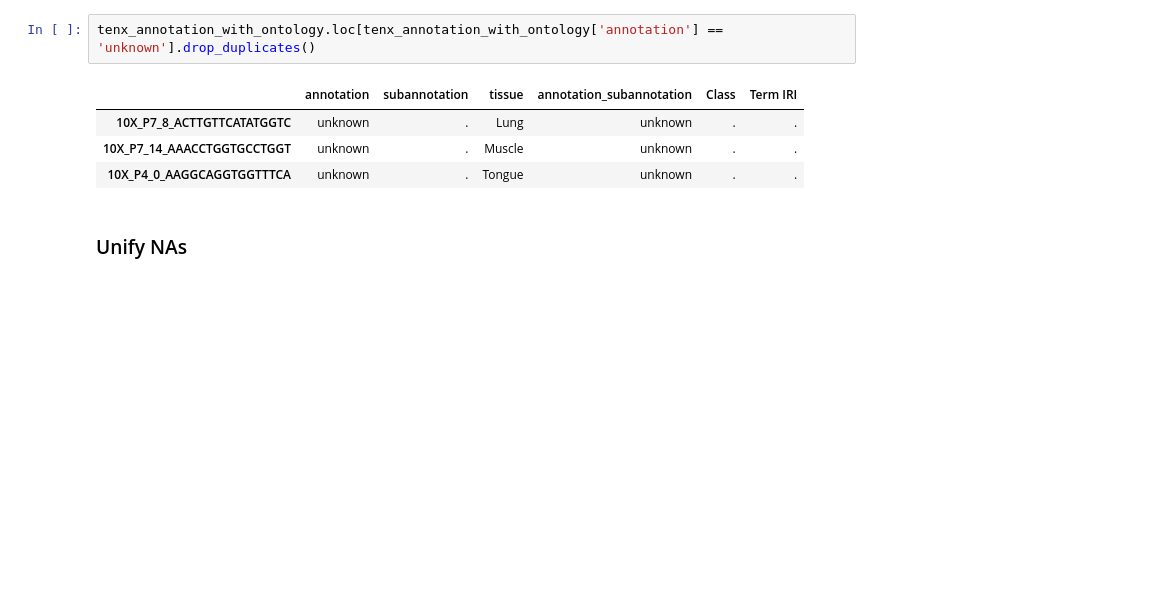
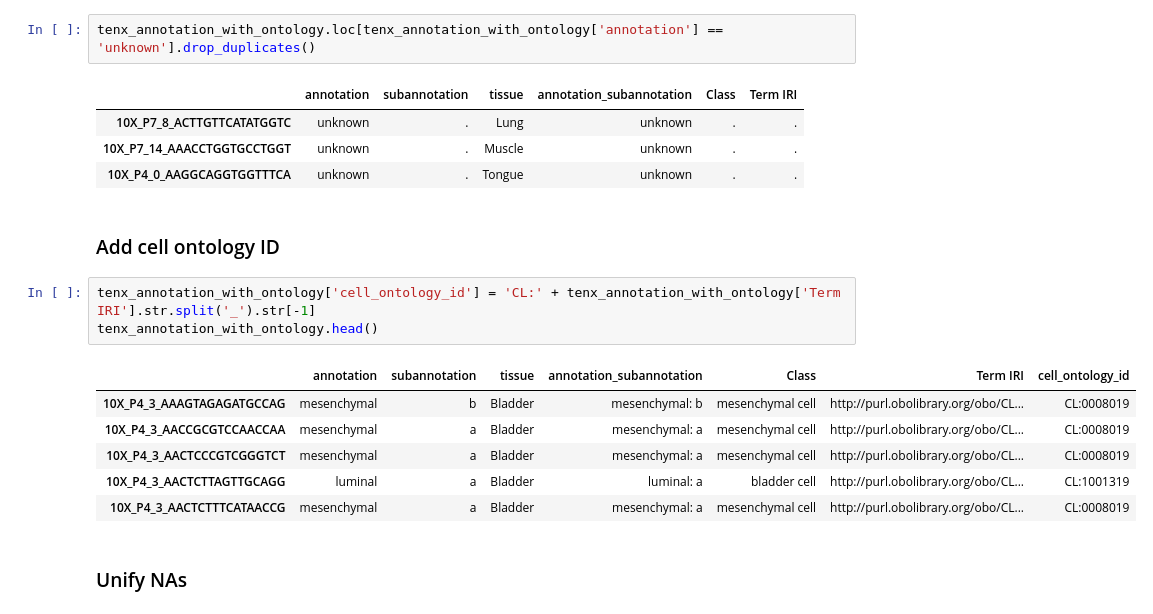
Before and after one commit to czbiohub-sf/maca, a Jupyter notebook: notebooks/030_rename_annotations_using_cell_ontologies.ipynb, the cells around one changed output. Cells and saved outputs as stored; diff of their text form; blank space fills up the shorter version.

```diff
--- a/notebooks/030_rename_annotations_using_cell_ontologies.ipynb
+++ b/notebooks/030_rename_annotations_using_cell_ontologies.ipynb
@@ -395,6 +375,18 @@ tenx_annotation_with_ontology.loc[tenx_annotation_with_ontology['annotation'] ==
 | 10X_P7_8_ACTTGTTCATATGGTC | unknown | . | Lung | unknown | . | . |
 | 10X_P7_14_AAACCTGGTGCCTGGT | unknown | . | Muscle | unknown | . | . |
 | 10X_P4_0_AAGGCAGGTGGTTTCA | unknown | . | Tongue | unknown | . | . |
+# %% [markdown]
+### Add cell ontology ID
+# %%
+tenx_annotation_with_ontology['cell_ontology_id'] = 'CL:' + tenx_annotation_with_ontology['Term IRI'].str.split('_').str[-1]
+tenx_annotation_with_ontology.head()
+# %% [output]
+|  | annotation | subannotation | tissue | annotation_subannotation | Class | Term IRI | cell_ontology_id |
+| 10X_P4_3_AAAGTAGAGATGCCAG | mesenchymal | b | Bladder | mesenchymal: b | mesenchymal cell | http://purl.obolibrary.org/obo/CL... | CL:0008019 |
+| 10X_P4_3_AACCGCGTCCAACCAA | mesenchymal | a | Bladder | mesenchymal: a | mesenchymal cell | http://purl.obolibrary.org/obo/CL... | CL:0008019 |
+| 10X_P4_3_AACTCCCGTCGGGTCT | mesenchymal | a | Bladder | mesenchymal: a | mesenchymal cell | http://purl.obolibrary.org/obo/CL... | CL:0008019 |
+| 10X_P4_3_AACTCTTAGTTGCAGG | luminal | a | Bladder | luminal: a | bladder cell | http://purl.obolibrary.org/obo/CL... | CL:1001319 |
+| 10X_P4_3_AACTCTTTCATAACCG | mesenchymal | a | Bladder | mesenchymal: a | mesenchymal cell | http://purl.obolibrary.org/obo/CL... | CL:0008019 |
 # %% [markdown]
 ### Unify NAs
 # %%
```
Also changed, not shown: parts of 10 cells of this notebook, 2 other files.
